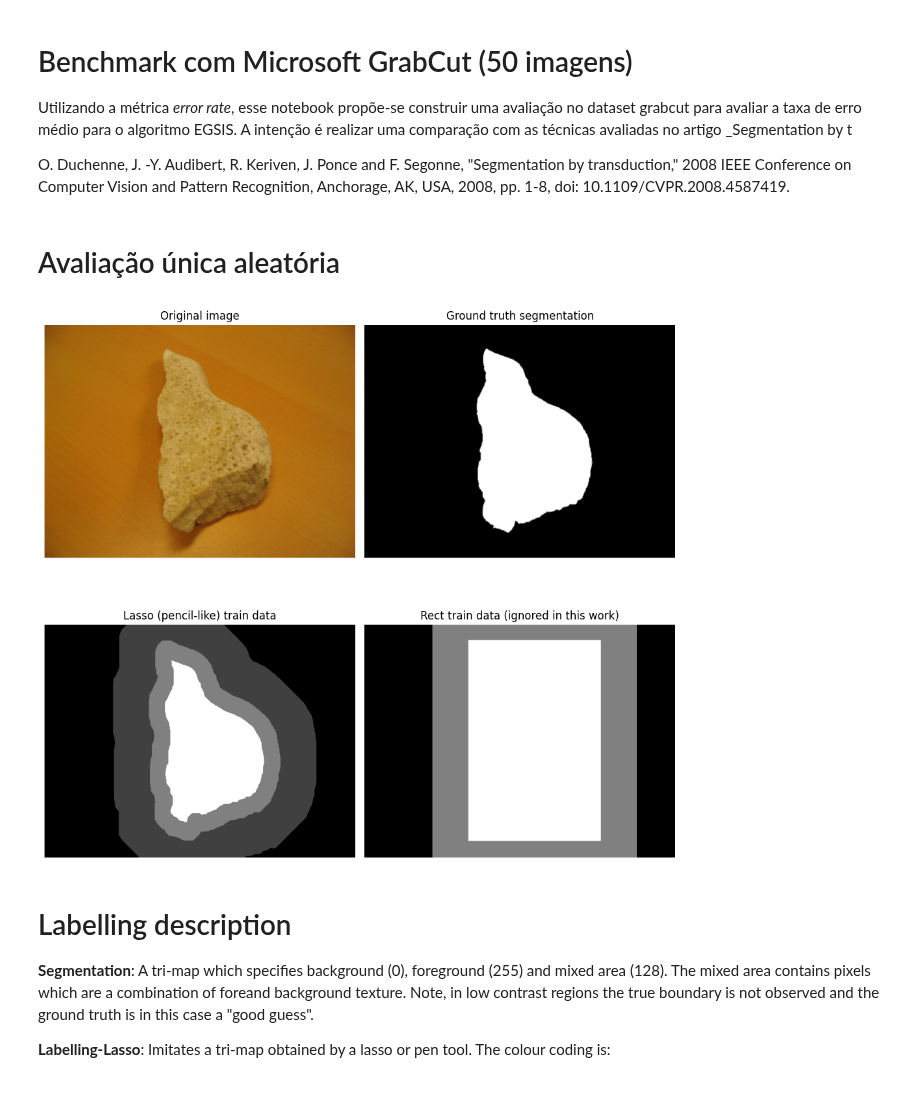
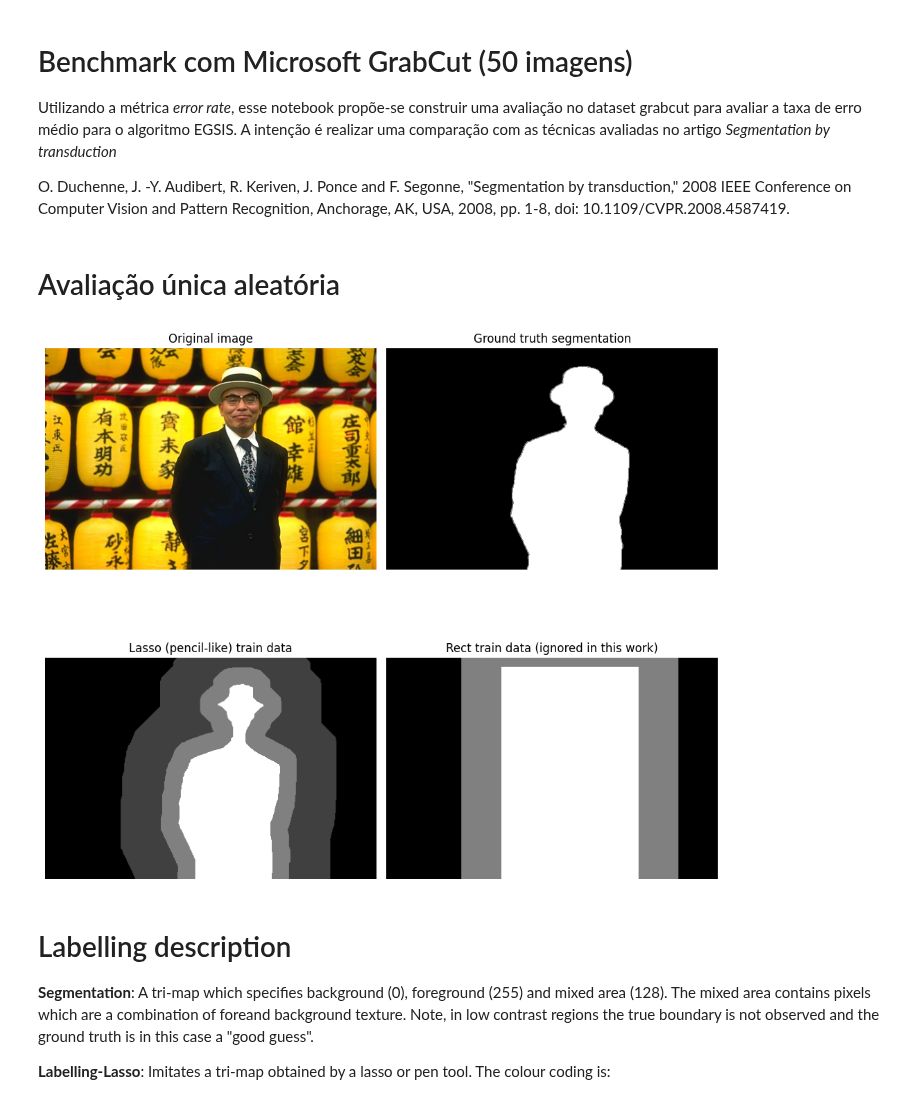
Before and after one commit to ryukinix/egsis, a Jupyter notebook: notebooks/benchmark.ipynb, the cells around one changed output. Cells and saved outputs as stored; diff of their text form; code cells hidden in the pictures.

```diff
--- a/notebooks/benchmark.ipynb
+++ b/notebooks/benchmark.ipynb
@@ -1,7 +1,7 @@
 # %% [markdown]
 # Benchmark com Microsoft GrabCut (50 imagens)
 
-Utilizando a métrica _error rate_, esse notebook propõe-se construir uma avaliação no dataset grabcut para avaliar a taxa de erro médio para o algoritmo EGSIS. A intenção é realizar uma comparação com as técnicas avaliadas no artigo _Segmentation by t
+Utilizando a métrica _error rate_, esse notebook propõe-se construir uma avaliação no dataset grabcut para avaliar a taxa de erro médio para o algoritmo EGSIS. A intenção é realizar uma comparação com as técnicas avaliadas no artigo _Segmentation by transduction_
 
 O. Duchenne, J. -Y. Audibert, R. Keriven, J. Ponce and F. Segonne, "Segmentation by transduction," 2008 IEEE Conference on Computer Vision and Pattern Recognition, Anchorage, AK, USA, 2008, pp. 1-8, doi: 10.1109/CVPR.2008.4587419.
 # %%
@@ -16,27 +16,26 @@ from egsis import image
 # %% [markdown]
 # Avaliação única aleatória
 # %%
-# img = grabcut.get_random_image()
-img = grabcut.get_labeled_image_by_name("stone1.JPG")
+img = grabcut.get_random_image()
 fig, ax = plt.subplots(2, 2, figsize=(10, 10), sharex=True, sharey=True)
 
 ax[0, 0].imshow(img.data)
 ax[0, 0].set_title("Original image")
 ax[0, 1].imshow(img.segmentation, cmap="gray")
 ax[0, 1].set_title("Ground truth segmentation")
 ax[1, 0].imshow(img.lasso, cmap="gray")
 ax[1, 0].set_title("Lasso (pencil-like) train data")
 ax[1, 1].imshow(img.rect, cmap="gray")
 ax[1, 1].set_title("Rect train data (ignored in this work)")
 
 
 for a in ax.ravel():
     a.set_axis_off()
 
 plt.tight_layout()
 plt.show()
 # %% [output]
-[figure, old version]
+[figure, new version]
 # %% [markdown]
 # Labelling description
 
```
Also changed, not shown: parts of 6 cells of this notebook, 11 other files.
